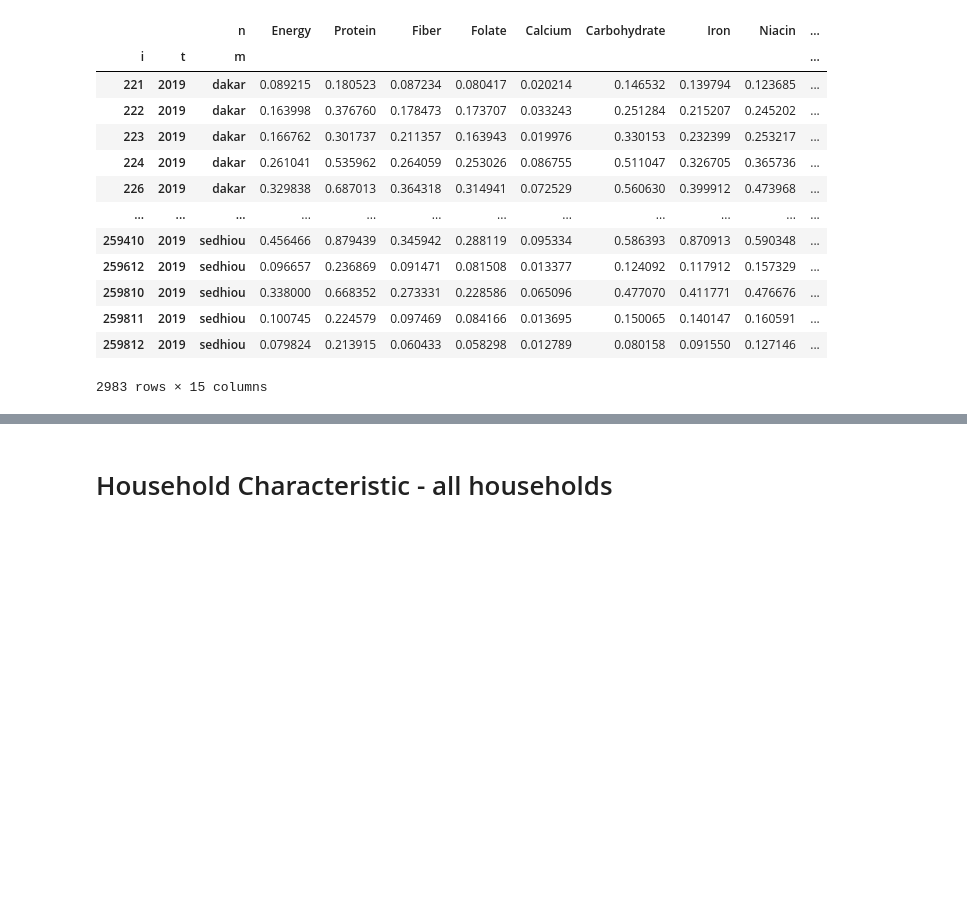
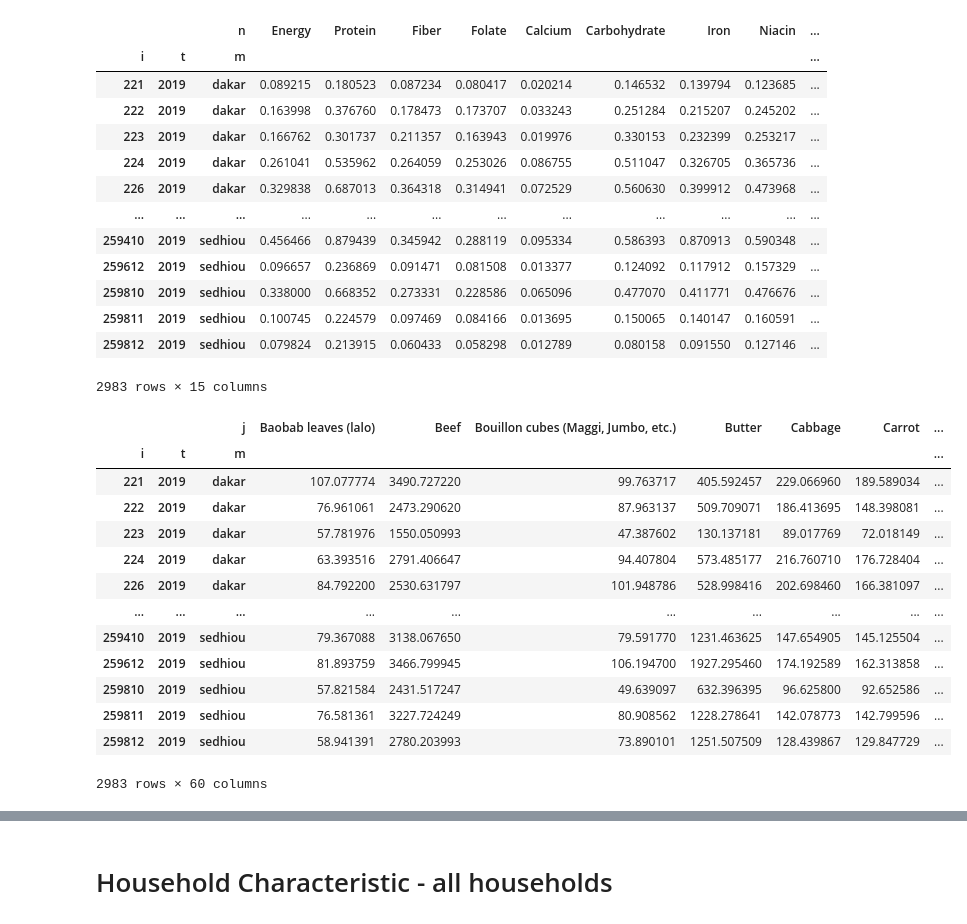
Before and after one commit to reilyfairchild/EEP153-Project-3, a Jupyter notebook: Senegal_Project_3.ipynb, the cells around one changed output, grey strips where cells are left out. Saved outputs shown, nothing was run; the diff lists cells and outputs as text; code cells hidden in the pictures; blank space fills up the shorter version.

```diff
--- a/Senegal_Project_3.ipynb
+++ b/Senegal_Project_3.ipynb
@@ -1031,4 +1056,21 @@ def filter_households(
 # Ensure both DataFrames are set to (i, t, m) as their index
 hhc.index.names = ["i","t","m"]
 nutrient_ratio.index.names = ["i","t","m"]
+# %%
+xhat.unstack('j')
+# %% [output]
+|  |  | j | Baobab leaves (lalo) | Beef | Bouillon cubes (Maggi, Jumbo, etc.) | Butter | Cabbage | Carrot | ... |
+| i | t | m |  |  |  |  |  |  | ... |
+| 221 | 2019 | dakar | 107.077774 | 3490.727220 | 99.763717 | 405.592457 | 229.066960 | 189.589034 | ... |
+| 222 | 2019 | dakar | 76.961061 | 2473.290620 | 87.963137 | 509.709071 | 186.413695 | 148.398081 | ... |
+| 223 | 2019 | dakar | 57.781976 | 1550.050993 | 47.387602 | 130.137181 | 89.017769 | 72.018149 | ... |
+| 224 | 2019 | dakar | 63.393516 | 2791.406647 | 94.407804 | 573.485177 | 216.760710 | 176.728404 | ... |
+| 226 | 2019 | dakar | 84.792200 | 2530.631797 | 101.948786 | 528.998416 | 202.698460 | 166.381097 | ... |
+| ... | ... | ... | ... | ... | ... | ... | ... | ... | ... |
+| 259410 | 2019 | sedhiou | 79.367088 | 3138.067650 | 79.591770 | 1231.463625 | 147.654905 | 145.125504 | ... |
+| 259612 | 2019 | sedhiou | 81.893759 | 3466.799945 | 106.194700 | 1927.295460 | 174.192589 | 162.313858 | ... |
+| 259810 | 2019 | sedhiou | 57.821584 | 2431.517247 | 49.639097 | 632.396395 | 96.625800 | 92.652586 | ... |
+| 259811 | 2019 | sedhiou | 76.581361 | 3227.724249 | 80.908562 | 1228.278641 | 142.078773 | 142.799596 | ... |
+| 259812 | 2019 | sedhiou | 58.941391 | 2780.203993 | 73.890101 | 1251.507509 | 128.439867 | 129.847729 | ... |
+2983 rows × 60 columns
 # %%
```
Also changed, not shown: parts of 17 cells of this notebook, 1 other file.
